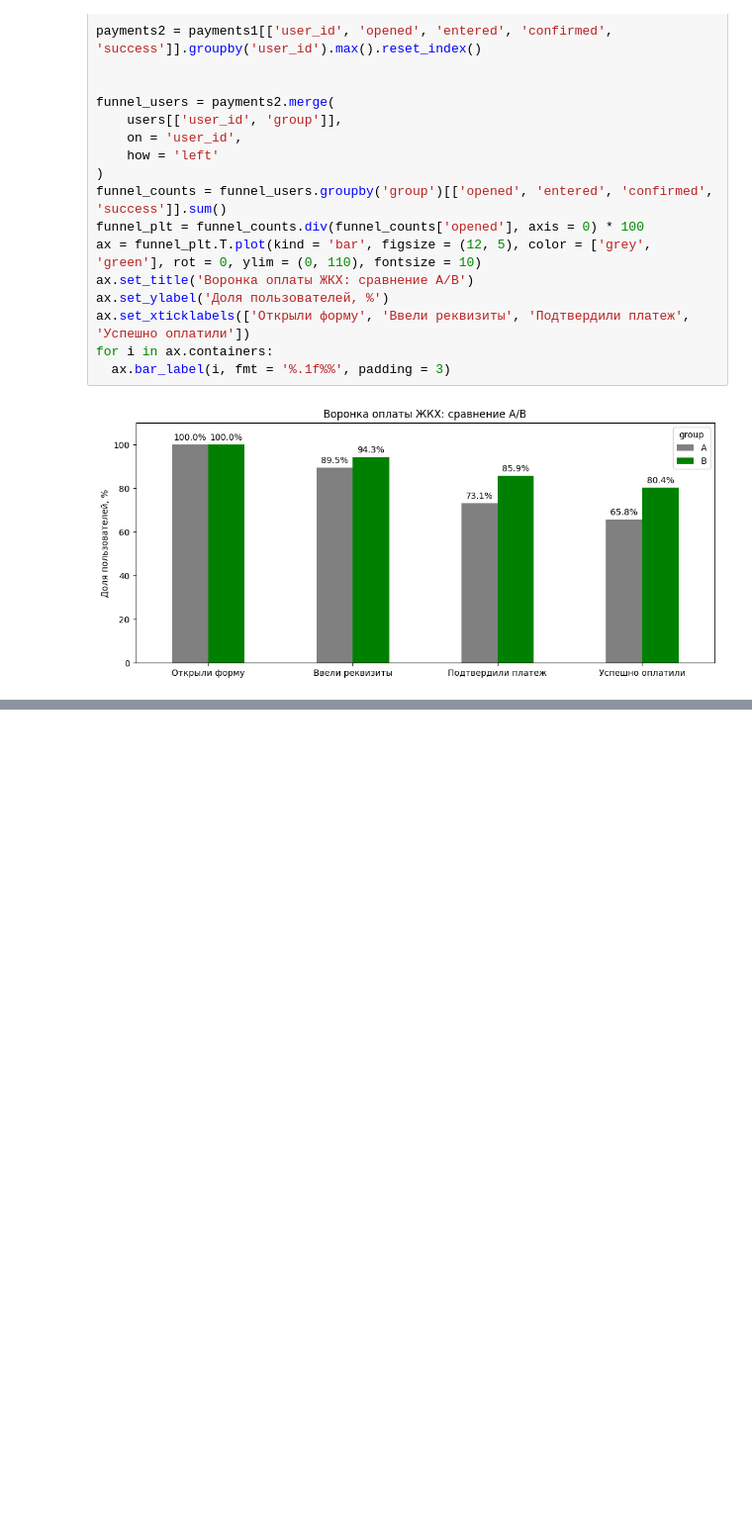
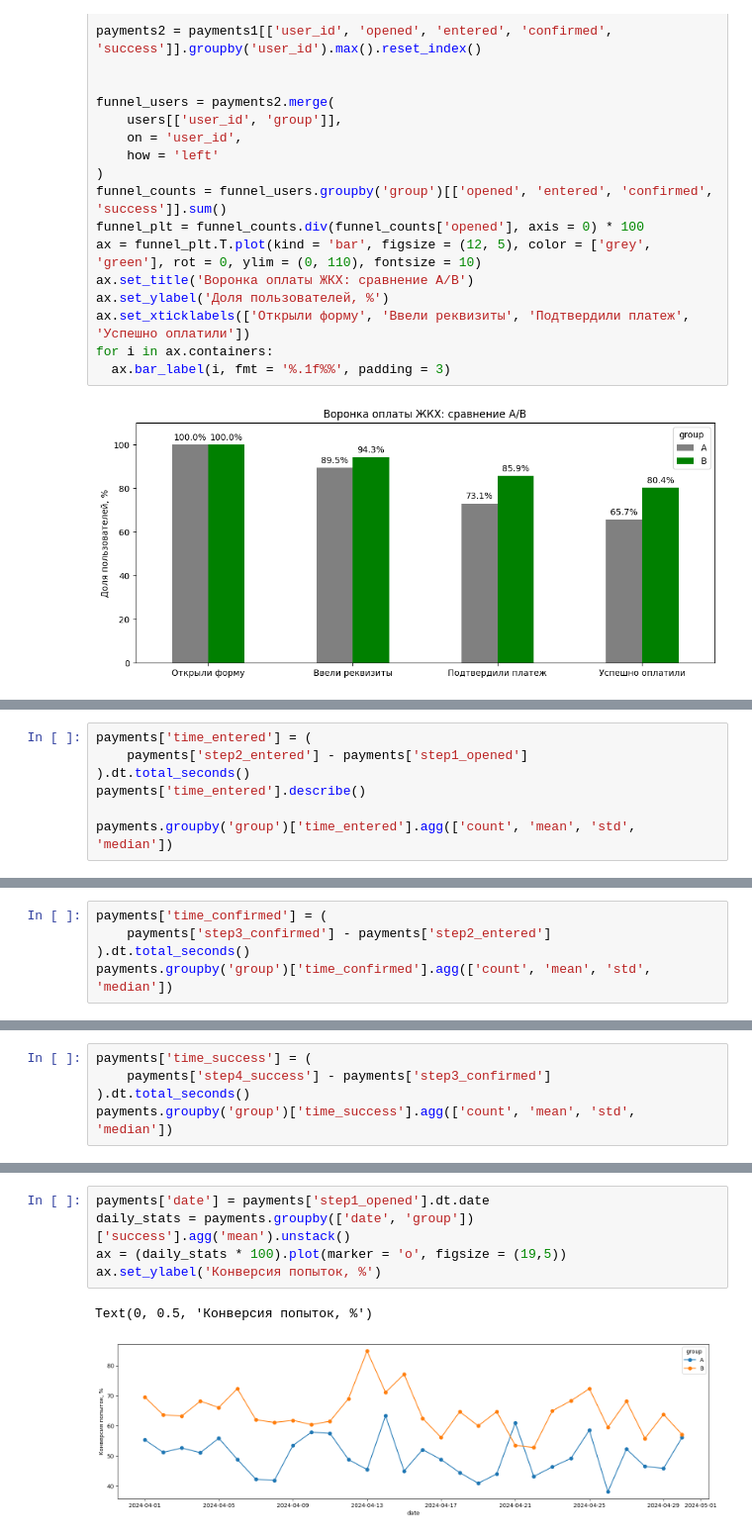
Before and after one commit to venfun77/Tbank_AB_analysis, a Jupyter notebook: AB_analysis.ipynb, the cells around one changed output, grey strips where cells are left out. Shown at 99% size. Cells and saved outputs as stored; diff of their text form; blank space fills up the shorter version.

```diff
--- a/AB_analysis.ipynb
+++ b/AB_analysis.ipynb
@@ -409,0 +513,7 @@ print(Q, p_age)
+# %%
+payments['time_entered'] = (
+    payments['step2_entered'] - payments['step1_opened']
+).dt.total_seconds()
+payments['time_entered'].describe()
+
+payments.groupby('group')['time_entered'].agg(['count', 'mean', 'std', 'median'])
@@ -409,0 +525,5 @@ print(Q, p_age)
+# %%
+payments['time_confirmed'] = (
+    payments['step3_confirmed'] - payments['step2_entered']
+).dt.total_seconds()
+payments.groupby('group')['time_confirmed'].agg(['count', 'mean', 'std', 'median'])
@@ -409,0 +535,5 @@ print(Q, p_age)
+# %%
+payments['time_success'] = (
+    payments['step4_success'] - payments['step3_confirmed']
+).dt.total_seconds()
+payments.groupby('group')['time_success'].agg(['count', 'mean', 'std', 'median'])
@@ -409,0 +582,8 @@ print(Q, p_age)
+# %%
+payments['date'] = payments['step1_opened'].dt.date
+daily_stats = payments.groupby(['date', 'group'])['success'].agg('mean').unstack()
+ax = (daily_stats * 100).plot(marker = 'o', figsize = (19,5))
+ax.set_ylabel('Конверсия попыток, %')
+# %% [output]
+Text(0, 0.5, 'Конверсия попыток, %')
+[figure, added]
```
Also changed, not shown: parts of 32 cells of this notebook.
